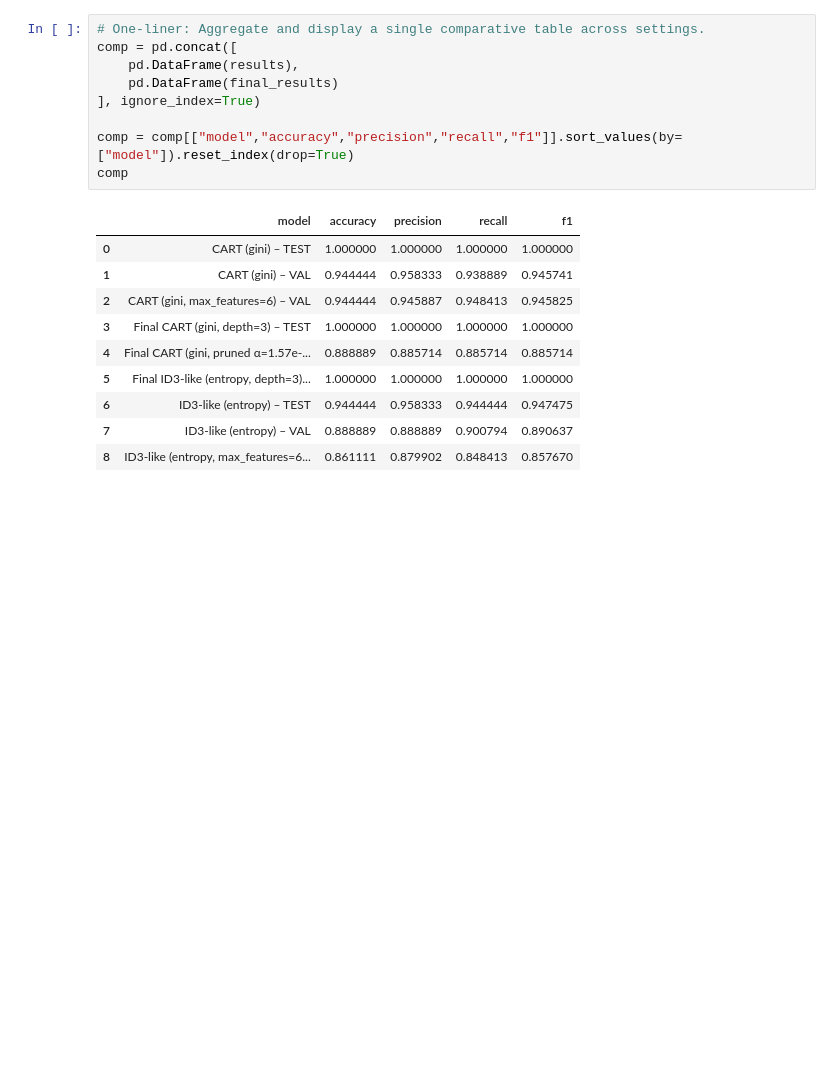
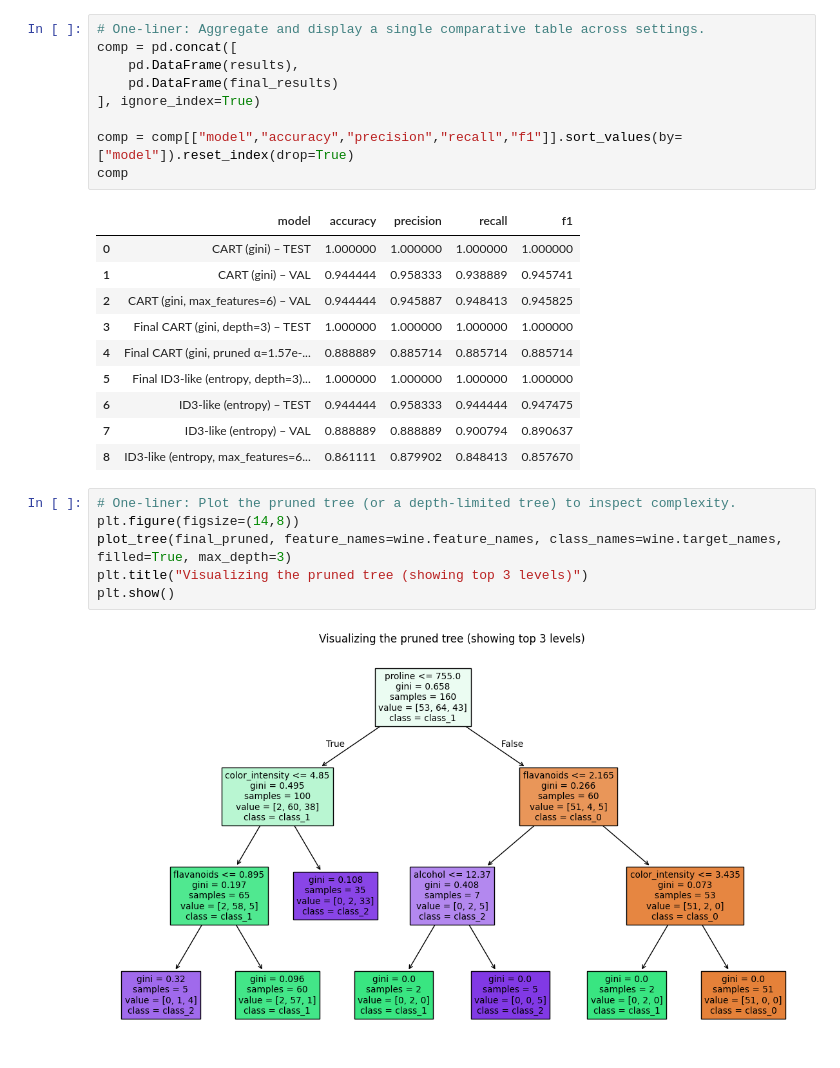
Before and after one commit to jaivanshchawla/ML-LAB-FUN, a Jupyter notebook: LAB 5/DT.ipynb, the cells around one changed output. Drawn from its saved outputs; the diff is of its cells as text; blank space fills up the shorter version.

Commit message:
plot tree

```diff
--- a/LAB 5/DT.ipynb
+++ b/LAB 5/DT.ipynb
@@ -194,3 +194,11 @@ comp
 | 6 | ID3-like (entropy) – TEST | 0.944444 | 0.958333 | 0.944444 | 0.947475 |
 | 7 | ID3-like (entropy) – VAL | 0.888889 | 0.888889 | 0.900794 | 0.890637 |
 | 8 | ID3-like (entropy, max_features=6... | 0.861111 | 0.879902 | 0.848413 | 0.857670 |
+# %%
+# One-liner: Plot the pruned tree (or a depth-limited tree) to inspect complexity.
+plt.figure(figsize=(14,8))
+plot_tree(final_pruned, feature_names=wine.feature_names, class_names=wine.target_names, filled=True, max_depth=3)
+plt.title("Visualizing the pruned tree (showing top 3 levels)")
+plt.show()
+# %% [output]
+[figure, added]
```
